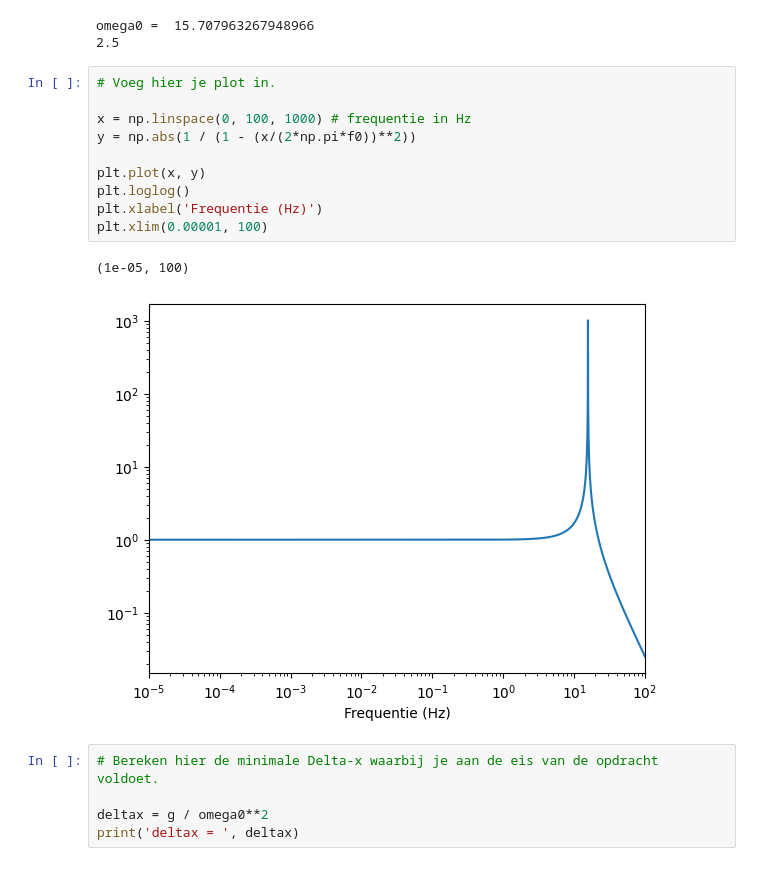
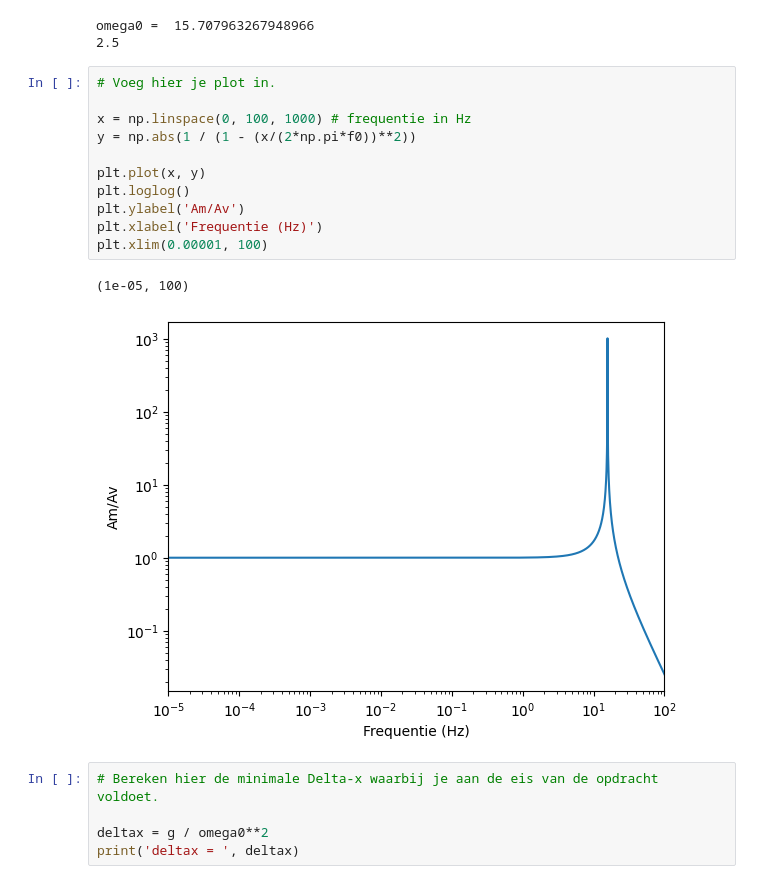
Before and after one commit to DavantePES/Def-D, a Jupyter notebook: FysiekeOntwerpopdrachten/5MaakEenOpstellingTrillingsvrij/Ontwerpopdracht5MaakEenOpstellingTrillingsvrijInvulTemplate.ipynb, the cells around one changed output. Saved outputs shown, nothing was run; the diff lists cells and outputs as text.

```diff
--- a/FysiekeOntwerpopdrachten/5MaakEenOpstellingTrillingsvrij/Ontwerpopdracht5MaakEenOpstellingTrillingsvrijInvulTemplate.ipynb
+++ b/FysiekeOntwerpopdrachten/5MaakEenOpstellingTrillingsvrij/Ontwerpopdracht5MaakEenOpstellingTrillingsvrijInvulTemplate.ipynb
@@ -66,16 +66,17 @@ omega0 =  15.707963267948966
 # %%
 # Voeg hier je plot in.
 
 x = np.linspace(0, 100, 1000) # frequentie in Hz
 y = np.abs(1 / (1 - (x/(2*np.pi*f0))**2))
 
 plt.plot(x, y)
 plt.loglog()
+plt.ylabel('Am/Av')
 plt.xlabel('Frequentie (Hz)')
 plt.xlim(0.00001, 100)
 # %% [output]
 (1e-05, 100)
-[figure, old version]
+[figure, new version]
 # %%
 # Bereken hier de minimale Delta-x waarbij je aan de eis van de opdracht voldoet.
 
```
Also changed, not shown: parts of 5 cells of this notebook, 3 other files.
